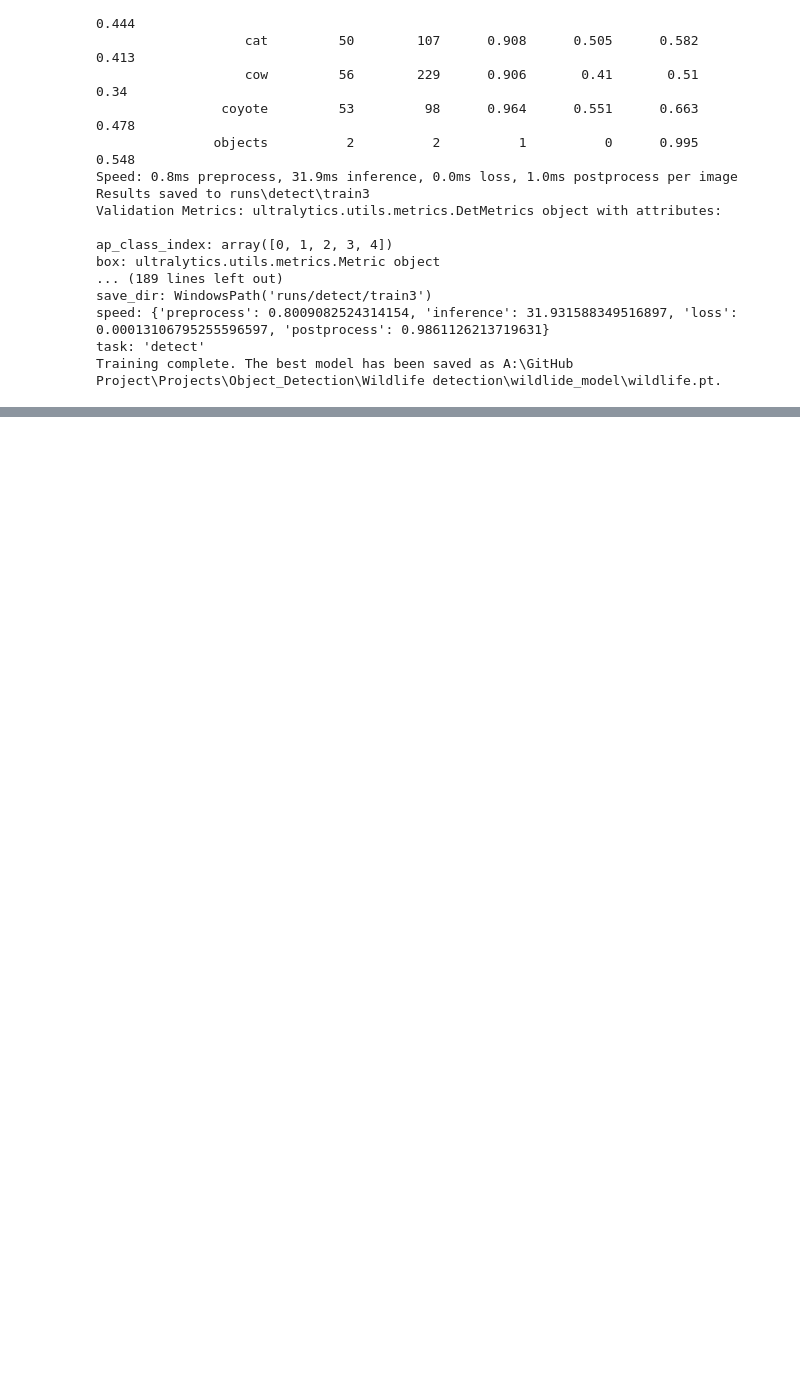
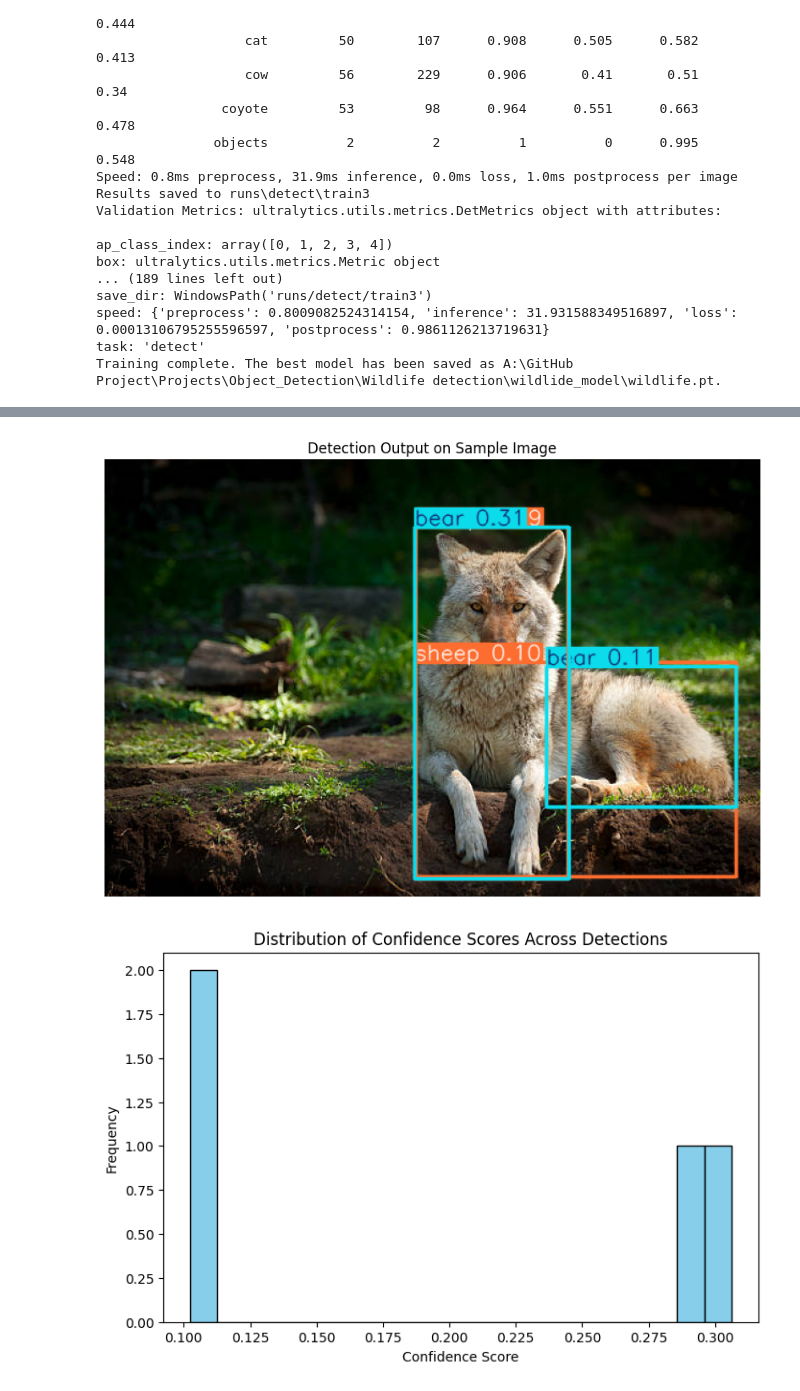
Before and after one commit to ShreyPL23/Projects, a Jupyter notebook: Object_Detection/Wildlife_detection.ipynb, the cells around one changed output, grey strips where cells are left out. Drawn from its saved outputs; the diff is of its cells as text; code cells hidden in the pictures; blank space fills up the shorter version.

```diff
--- a/Object_Detection/Wildlife_detection.ipynb
+++ b/Object_Detection/Wildlife_detection.ipynb
@@ -179,0 +182,28 @@ Results saved to runs\detect\train4
+# %%
+annotated_img = results[0].plot()
+
+# Convert the image from BGR (OpenCV format) to RGB for correct color display in matplotlib
+annotated_img_rgb = cv2.cvtColor(annotated_img, cv2.COLOR_BGR2RGB)
+
+plt.figure(figsize=(10, 8))
+plt.imshow(annotated_img_rgb)
+plt.axis("off")
+plt.title("Detection Output on Sample Image")
+plt.show()
+
+# Extract confidence scores from the detections for analysis
+confidences = []
+for result in results:
+    # Check if there are any detected boxes
+    if result.boxes is not None and len(result.boxes) > 0:
+        confidences.extend(result.boxes.conf.cpu().numpy())
+
+plt.figure(figsize=(8, 5))
+plt.hist(confidences, bins=20, color='skyblue', edgecolor='black')
+plt.xlabel("Confidence Score")
+plt.ylabel("Frequency")
+plt.title("Distribution of Confidence Scores Across Detections")
+plt.show()
+# %% [output]
+[figure, added]
+[figure, added]
```
Also changed, not shown: parts of 2 cells of this notebook, 3 other files.
